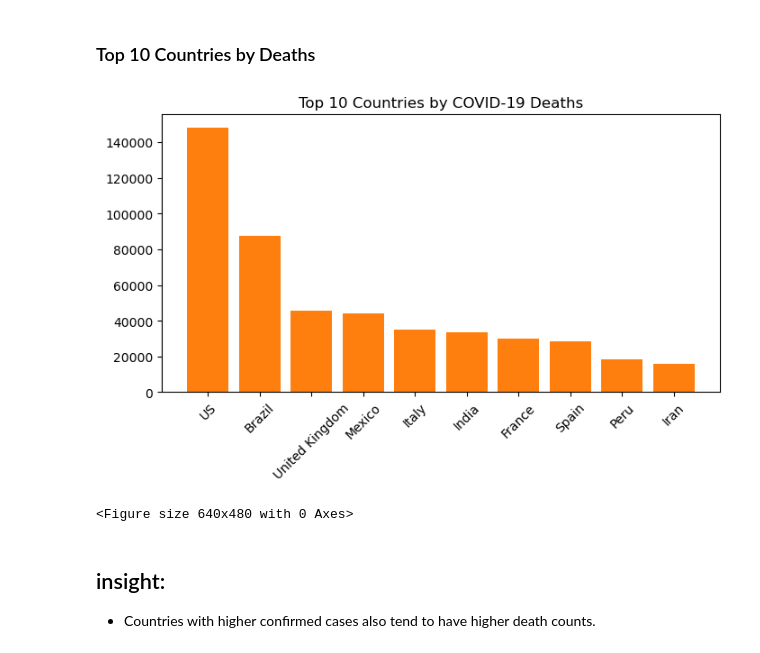
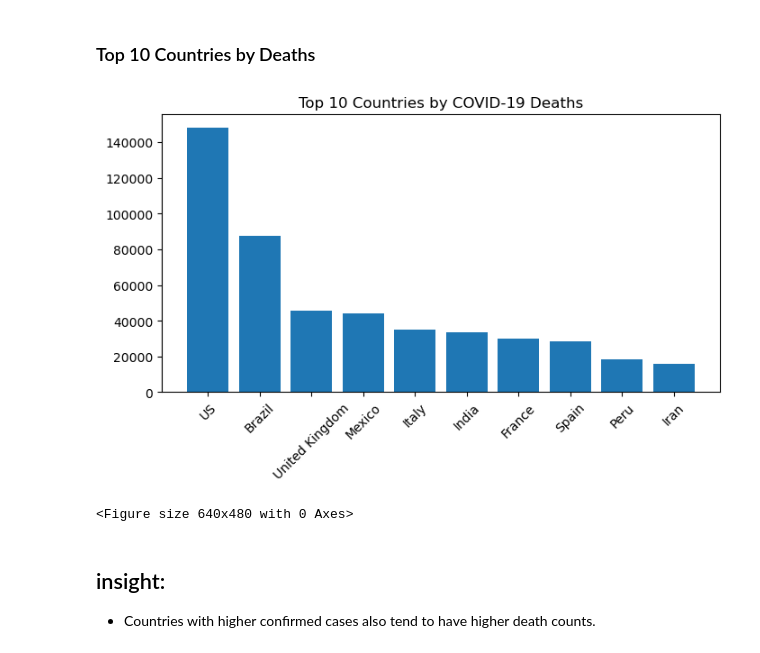
Before and after one commit to itexpert67/WEEKLY-MINI-PROJECTS, a Jupyter notebook: week 04/covid country wise.ipynb, the cells around one changed output. Saved outputs shown, nothing was run; the diff lists cells and outputs as text; code cells hidden in the pictures.

```diff
--- a/week 04/covid country wise.ipynb
+++ b/week 04/covid country wise.ipynb
@@ -127,3 +128,13 @@ dtype: int64
 df.duplicated().sum()
 # %% [output]
 np.int64(0)
+# %%
+# Normalize column names safely
+df.columns = (
+    df.columns
+    .str.strip()
+    .str.lower()
+    .str.replace(r'\s+', '_', regex=True)
+)
+
+print(df.columns)
@@ -177,16 +195,15 @@ plt.savefig('plots/top_10_countries_confirmed_cases.png')
 # %%
 top_deaths = df.sort_values(by="deaths", ascending=False).head(10)
 
 plt.figure(figsize=(8,4))
-plt.bar(top_deaths["country_region"], top_deaths["deaths"])
-plt.bar(top_deaths["country_region"], top_deaths["deaths"])
+plt.bar(top_deaths["country/region"], top_deaths["deaths"])
 plt.title("Top 10 Countries by COVID-19 Deaths")
 plt.xticks(rotation=45)
 plt.show()
 # save the plot
 plt.savefig('plots/top_10_countries_deaths.png')
 # %% [output]
-[figure, old version]
+[figure, new version]
 <Figure size 640x480 with 0 Axes>
 # %% [markdown]
 ## insight:
```
Also changed, not shown: parts of 16 cells of this notebook.
